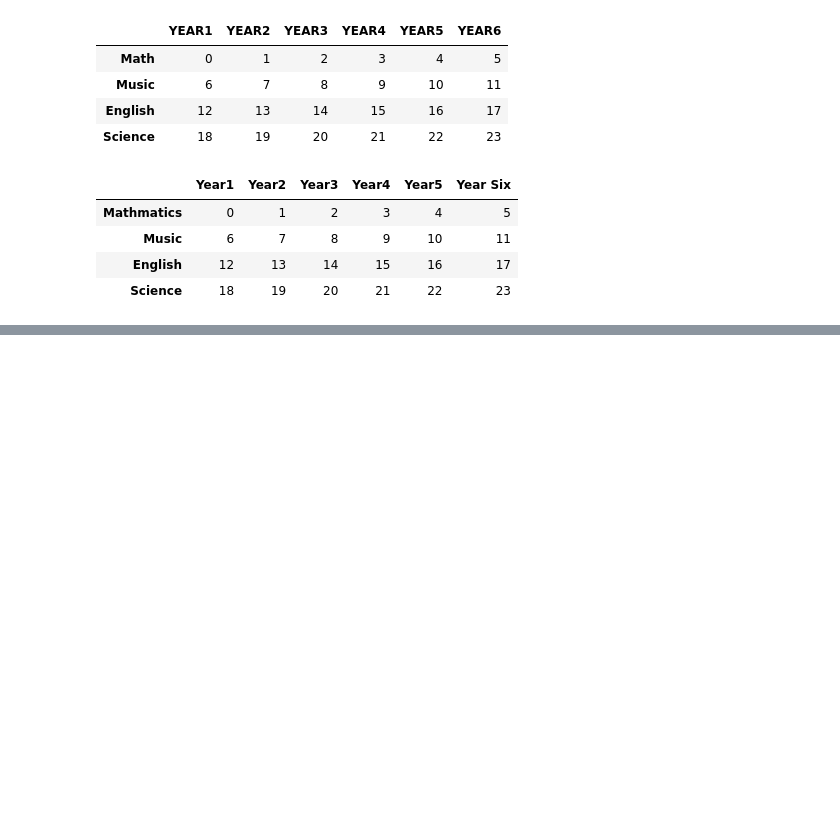
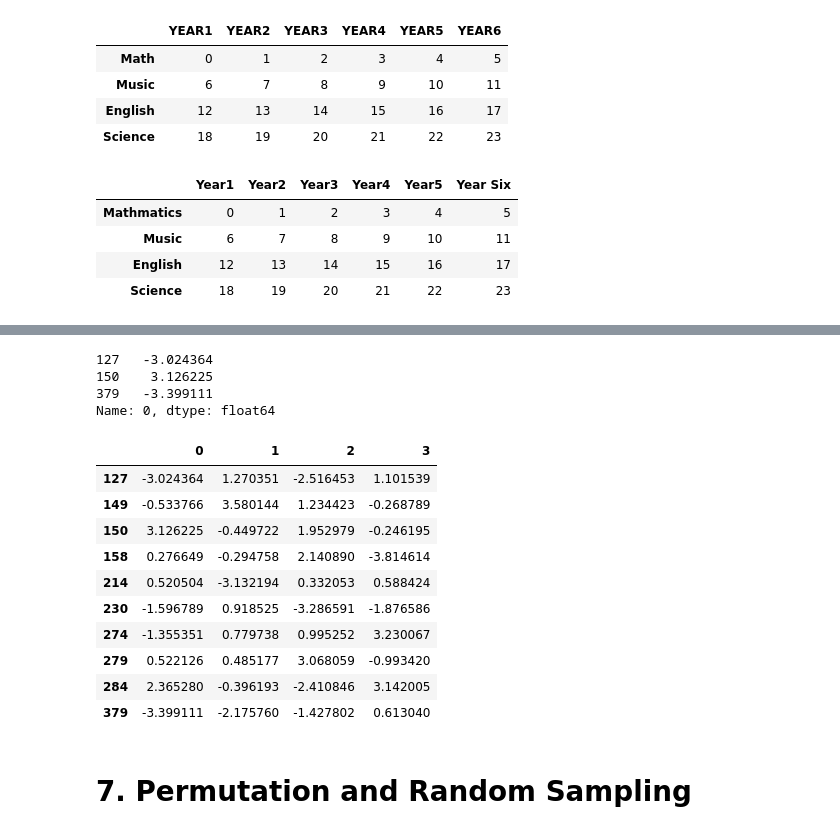
Before and after one commit to thegeekcat/learn-to-code, a Jupyter notebook: python/data-analysis/Data Pre-processing - 02 Data Transformation.ipynb, the cells around one changed output, grey strips where cells are left out. Drawn from its saved outputs; the diff is of its cells as text; code cells hidden in the pictures; blank space fills up the shorter version.

Commit message:
Data Pre-Processing - 02 Data Transformation

```diff
--- a/python/data-analysis/Data Pre-processing - 02 Data Transformation.ipynb
+++ b/python/data-analysis/Data Pre-processing - 02 Data Transformation.ipynb
@@ -278,0 +419,5 @@ data4
+# %%
+# Create a DataFrame
+data = pd.DataFrame(np.random.standard_normal((500, 4)))
+
+data.describe()
@@ -278,0 +434,28 @@ data4
+# %%
+# Find rows with values exceeding absolute 3 (|3|) in a specific column
+
+column = data[0]
+
+column[column.abs() > 3]
+# %% [output]
+127   -3.024364
+150    3.126225
+379   -3.399111
+Name: 0, dtype: float64
+# %%
+# Find rows with values exceeding |3| in all columns
+data[(data.abs() > 3).any(axis="columns")]
+# %% [output]
+|  | 0 | 1 | 2 | 3 |
+| 127 | -3.024364 | 1.270351 | -2.516453 | 1.101539 |
+| 149 | -0.533766 | 3.580144 | 1.234423 | -0.268789 |
+| 150 | 3.126225 | -0.449722 | 1.952979 | -0.246195 |
+| 158 | 0.276649 | -0.294758 | 2.140890 | -3.814614 |
+| 214 | 0.520504 | -3.132194 | 0.332053 | 0.588424 |
+| 230 | -1.596789 | 0.918525 | -3.286591 | -1.876586 |
+| 274 | -1.355351 | 0.779738 | 0.995252 | 3.230067 |
+| 279 | 0.522126 | 0.485177 | 3.068059 | -0.993420 |
+| 284 | 2.365280 | -0.396193 | -2.410846 | 3.142005 |
+| 379 | -3.399111 | -2.175760 | -1.427802 | 0.613040 |
+# %% [markdown]
+# 7. Permutation and Random Sampling
```
Also changed, not shown: parts of 29 cells of this notebook.
